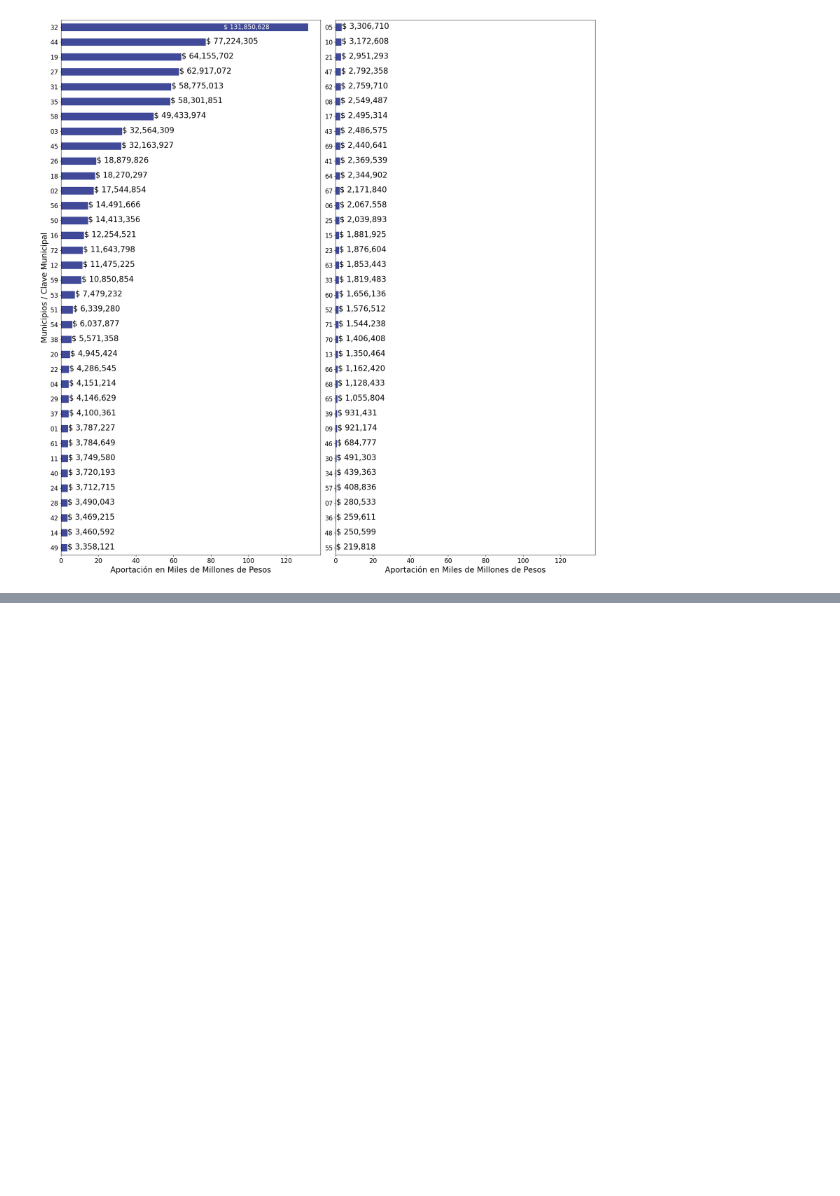
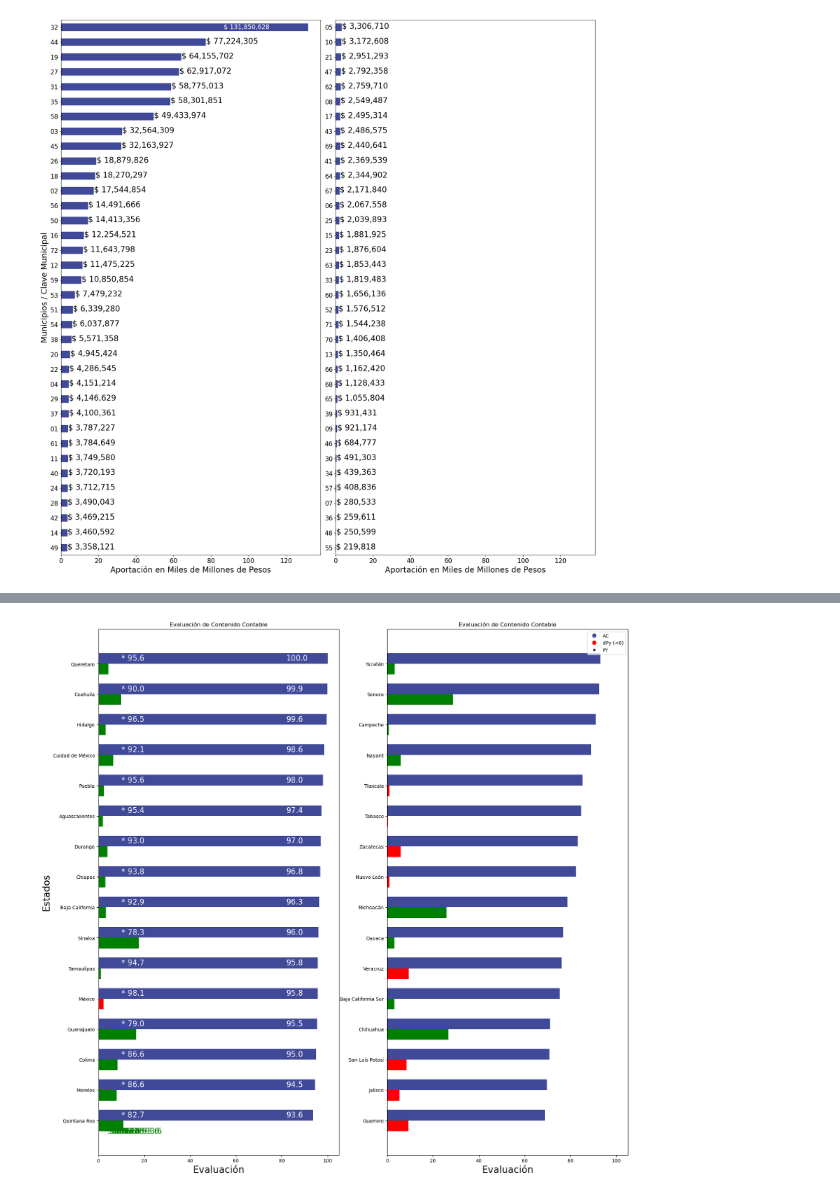
Before and after one commit to Dust1920/SIM26, a Jupyter notebook: transform/articulo_revista.ipynb, the cells around one changed output, grey strips where cells are left out. Cells and saved outputs as stored; diff of their text form; code cells hidden in the pictures; blank space fills up the shorter version.

```diff
--- a/transform/articulo_revista.ipynb
+++ b/transform/articulo_revista.ipynb
@@ -542,0 +522,14 @@ df2[['AC','dPY']].plot(kind='barh', color = [color_vp, 'blue'], ax = ax[1])
+# %%
+tabla_vp = pd.read_excel('..\\raw_data\\tablavp.xlsx')
+
+
+tabla_vp.set_index('Estado',drop=True, inplace=True)
+tabla_vp['dAbs'] = tabla_vp['dPY'].abs()
+tabla_vp['color'] = ['green' if u >= 0 else 'red' for u in tabla_vp['dPY']]
+tabla_vp.sort_values('AC', ascending=True, inplace=True)
+tabla_s = tabla_vp.copy()
+
+tabla_vp = tabla_s.iloc[:16,]
+tabla_vp2 = tabla_s.iloc[16:,]
+
+tabla_s
@@ -542,0 +555,74 @@ df2[['AC','dPY']].plot(kind='barh', color = [color_vp, 'blue'], ax = ax[1])
+# %%
+import matplotlib.pyplot as plt
+import numpy as np
+
+
+# Criterio para cambiar el color de la segunda serie
+criterio_color = 0
+
+# Configurar las posiciones de las barras y el ancho de las barras
+ind = np.arange(len(tabla_vp.index))
+altura = 0.35  # la altura de las barras
+
+# Crear la gráfica de barras doble horizontal
+fig, ax = plt.subplots(ncols = 2, nrows=1, figsize = (20,20), sharex=True)
+
+
+
+# Barra 2 (rojo si el valor es mayor que el criterio, azul si es menor o igual)
+colores = ['red' if valor < criterio_color else 'green' for valor in tabla_vp['dPY']]
+barra2 = ax[1].barh(ind , tabla_vp['dAbs'], altura, label='Serie 2', color=colores)
+
+# Barra 1 (siempre en azul)
+barra1 = ax[1].barh(ind + altura, tabla_vp['AC'], altura, label='Serie 1', color=color_vp)
+
+
+# Barra 1 (siempre en azul)
+barra1 = ax[0].barh(ind  + altura, tabla_vp2['AC'], altura, label='Serie 1', color=color_vp)
+
+# Barra 2 (rojo si el valor es mayor que el criterio, azul si es menor o igual)
+colores = ['red' if valor < criterio_color else 'green' for valor in tabla_vp2['dPY']]
+barra2 = ax[0].barh(ind, tabla_vp2['dAbs'], altura, label='Serie 1', color=colores)
+
+
+
+# Etiquetas, título y leyenda
+ax[1].set_title('Evaluación de Contenido Contable')
+ax[1].set_yticks(ind + altura / 2)
+ax[1].set_yticklabels(tabla_vp.index)
+ax[1].set_xlabel('Evaluación', fontsize = 20)
+ax[0].set_xlabel('Evaluación', fontsize = 20)
+ax[0].set_ylabel('Estados', fontsize = 20)
+ax[0].set_title('Evaluación de Contenido Contable')
+ax[0].set_yticks(ind + altura / 2)
+ax[0].set_yticklabels(tabla_vp2.index)
+
+# Leyenda para ambas series
+legend_serie1 = plt.Line2D([0], [0], marker='o', color='w', markerfacecolor=color_vp, markersize=10, label='AC')
+legend_rojo = plt.Line2D([0], [0], marker='o', color='w', markerfacecolor='red', markersize=10, label='dPy (<0)')
+legend_azul = plt.Line2D([0], [0], marker='o', color='w', markerfacecolor='green', markersize=10, label='dPy (>=0)')
+legend_azul = plt.Line2D([0], [0], marker='*', color='w', markerfacecolor='black', markersize=10, label='PY')
+ax[1].legend(handles=[legend_serie1, legend_rojo, legend_azul], loc='upper right')
+
+def text_block(content, pos, ax):
+    ax.annotate(text = content,
+                    xy=pos,
+                    fontsize=16,
+                    horizontalalignment='left',
+                    verticalalignment='center', color = 'white')
+    return pos
+
+for k, estado in enumerate(tabla_vp2.index):
+    text_block(f'{tabla_vp2.loc[estado,"AC"]}',(82, ind[k] + altura), ax[0])
+    text_block(f'* {tabla_vp2.loc[estado,"PY"]}',(10, ind[k] + altura), ax[0])
+    ax[0].annotate(text = f'* {tabla_vp2.iloc[0,1]}',
+                        xy=(tabla_vp2.loc[estado,'dAbs'], ind[0] - altura / 2),
+                        fontsize=16,
+                        horizontalalignment='left',
+                        verticalalignment='center',
+                        color = 'green')
+
+# Mostrar la gráfica
+plt.show()
+# %% [output]
+[figure, added]
```
Also changed, not shown: parts of 2 cells of this notebook, 2 other files.
